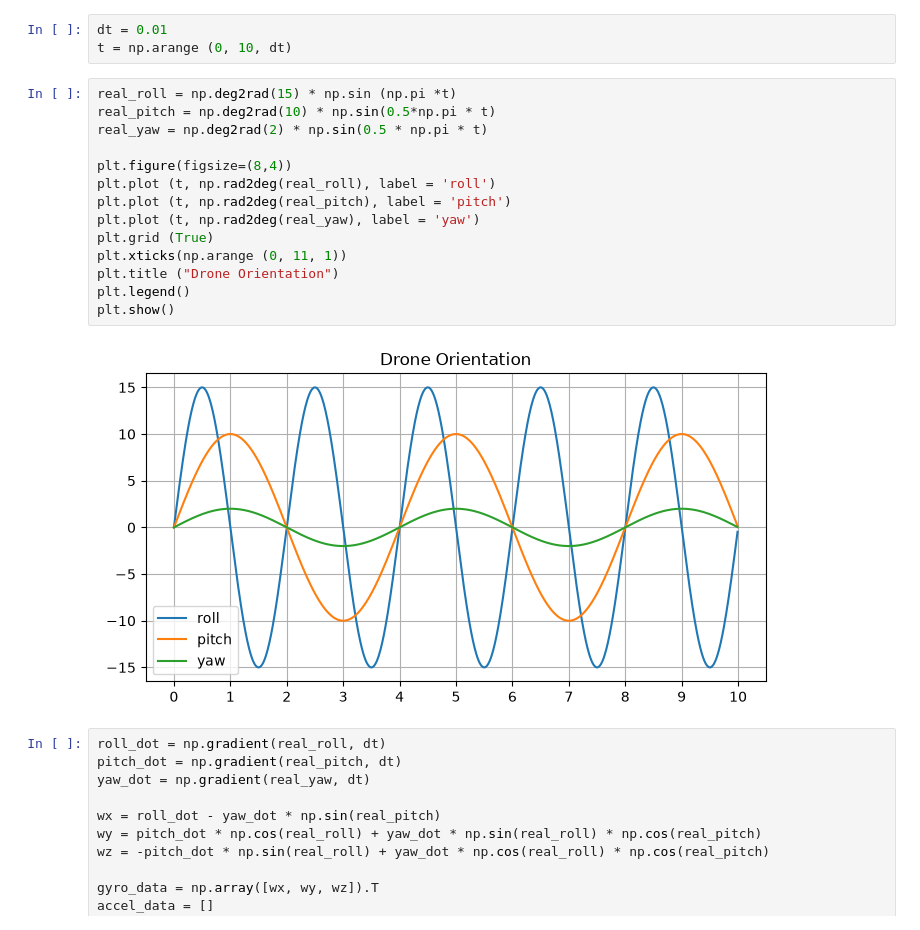
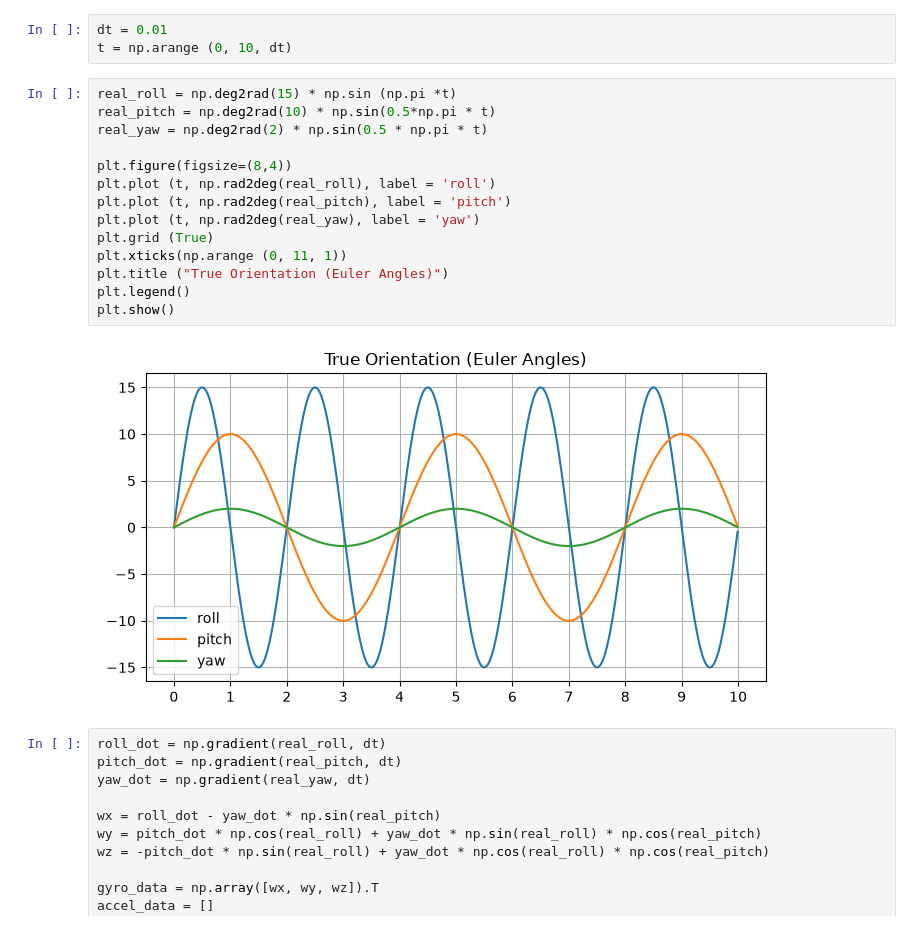
Before and after one commit to RuseaDev/Quadcopter-Simulator, a Jupyter notebook: Filter_testing.ipynb, the cells around one changed output. Drawn from its saved outputs; the diff is of its cells as text.

Commit message:
add minor changes in filter_testing notebook and visualizer

```diff
--- a/Filter_testing.ipynb
+++ b/Filter_testing.ipynb
@@ -16,19 +34,19 @@ t = np.arange (0, 10, dt)
 # %%
 real_roll = np.deg2rad(15) * np.sin (np.pi *t)
 real_pitch = np.deg2rad(10) * np.sin(0.5*np.pi * t)
 real_yaw = np.deg2rad(2) * np.sin(0.5 * np.pi * t)
 
 plt.figure(figsize=(8,4))
 plt.plot (t, np.rad2deg(real_roll), label = 'roll')
 plt.plot (t, np.rad2deg(real_pitch), label = 'pitch')
 plt.plot (t, np.rad2deg(real_yaw), label = 'yaw')
 plt.grid (True)
 plt.xticks(np.arange (0, 11, 1))
-plt.title ("Drone Orientation")
+plt.title ("True Orientation (Euler Angles)")
 plt.legend()
 plt.show()
 # %% [output]
-[figure, old version]
+[figure, new version]
 # %%
 roll_dot = np.gradient(real_roll, dt)
 pitch_dot = np.gradient(real_pitch, dt)
```
Also changed, not shown: parts of 4 cells of this notebook, 2 other files.
